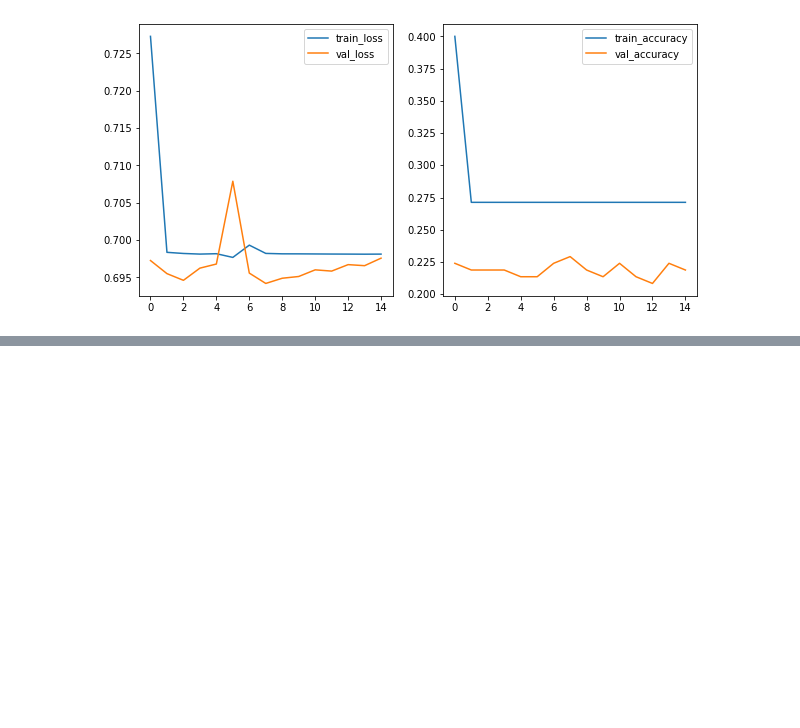
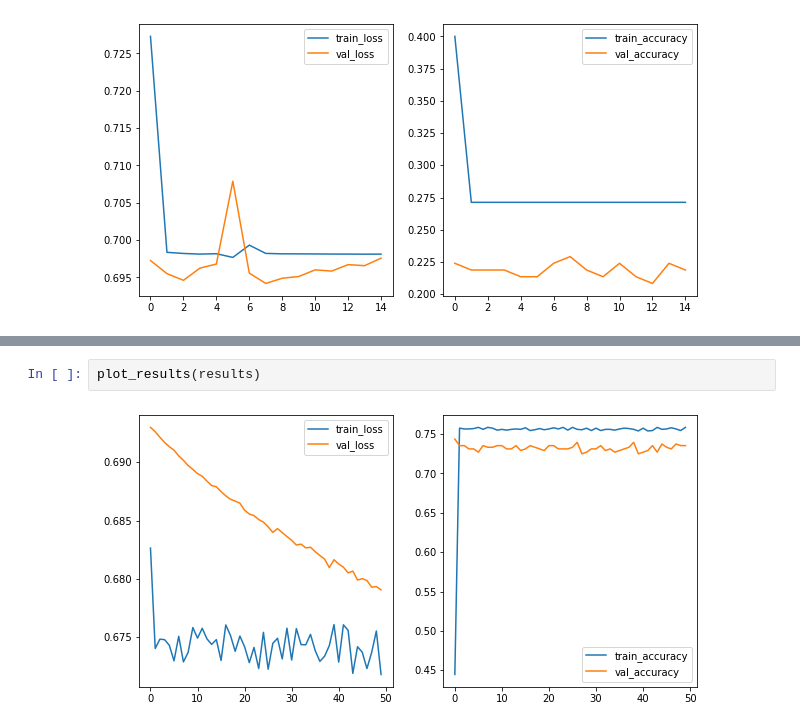
Before and after one commit to jonniebrown/Classifying-Diabetic-Retinopathy-with-CNN, a Jupyter notebook: Notebooks/binary_tuning.ipynb, the cells around one changed output, grey strips where cells are left out. Cells and saved outputs as stored; diff of their text form; blank space fills up the shorter version.

```diff
--- a/Notebooks/binary_tuning.ipynb
+++ b/Notebooks/binary_tuning.ipynb
@@ -836,0 +853,4 @@ Out of these layer structures, I think the first one (model 27) has the most pot
+# %%
+plot_results(results)
+# %% [output]
+[figure, added]
```
Also changed, not shown: parts of 27 cells of this notebook.
